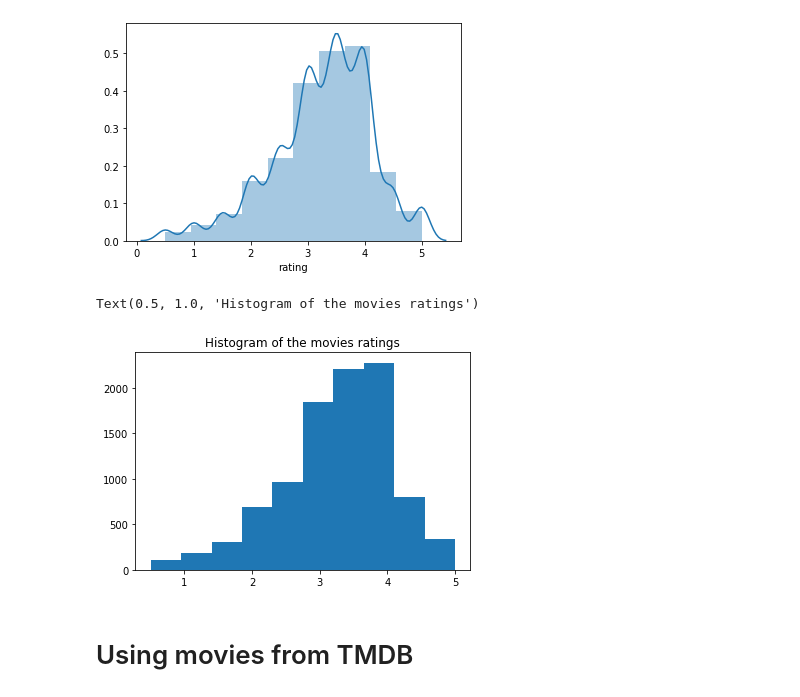
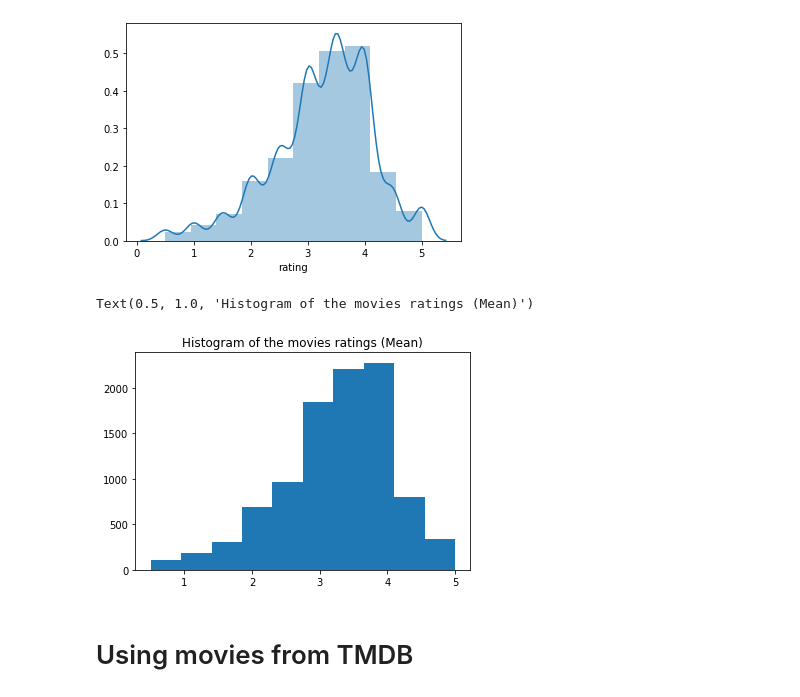
Before and after one commit to nathanqueija/myjourneytodatascience, a Jupyter notebook: 01_initial_steps/initial_steps.ipynb, the cells around one changed output. Drawn from its saved outputs; the diff is of its cells as text; code cells hidden in the pictures.

```diff
--- a/01_initial_steps/initial_steps.ipynb
+++ b/01_initial_steps/initial_steps.ipynb
@@ -250,7 +259,7 @@ Name: rating, dtype: float64
 # %% [markdown]
 # Group ratings by movie
 # %%
-ratingsGroupedByMovieId = ratings.groupby("movie")
+ratings_grouped_by_movie_id = ratings.groupby("movieId")
 # %%
-ratings_by_movieId = ratingsGroupedByMovieId.mean().rating
+ratings_by_movie_id = ratingsGroupedByMovieId.mean()["rating"]
 # %%
@@ -297,11 +291,11 @@ sns.distplot(ratings_by_movieId, bins=10)
 <matplotlib.axes._subplots.AxesSubplot at 0x...>
 [figure]
 # %%
-plt.hist(ratings_by_movieId)
-plt.title("Histogram of the movies ratings")
+plt.hist(ratings_by_movie_id)
+plt.title("Histogram of the movies ratings (Mean)")
 # %% [output]
-Text(0.5, 1.0, 'Histogram of the movies ratings')
+Text(0.5, 1.0, 'Histogram of the movies ratings (Mean)')
-[figure, old version]
+[figure, new version]
 # %% [markdown]
 # Using movies from TMDB
 # %%
```
Also changed, not shown: parts of 20 cells of this notebook.
